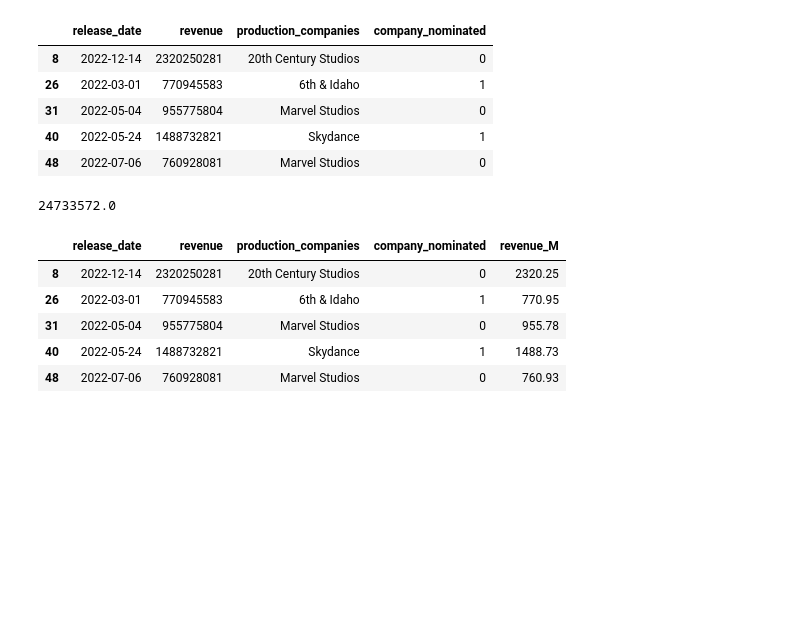
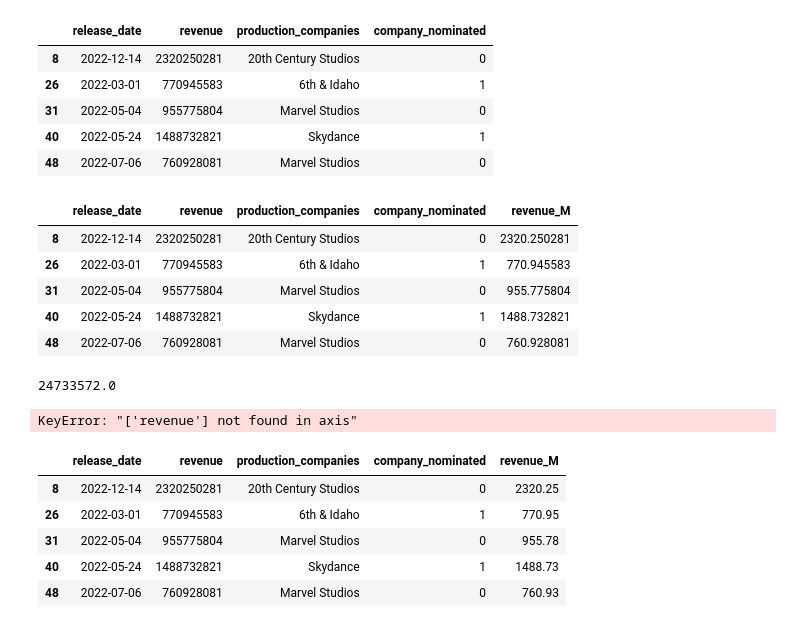
Before and after one commit to petrarkaselin/mid_project, a Jupyter notebook: notebooks/question_6.ipynb, the cells around one changed output. Saved outputs shown, nothing was run; the diff lists cells and outputs as text; code cells hidden in the pictures; blank space fills up the shorter version.

```diff
--- a/notebooks/question_6.ipynb
+++ b/notebooks/question_6.ipynb
@@ -58,14 +58,27 @@ movies_2022.head()
 | 31 | 2022-05-04 | 955775804 | Marvel Studios | 0 |
 | 40 | 2022-05-24 | 1488732821 | Skydance | 1 |
 | 48 | 2022-07-06 | 760928081 | Marvel Studios | 0 |
-# %%
-revenue_median = movies_2022['revenue'].quantile(0.5)
-revenue_median
-# %% [output]
-24733572.0
+# %%
+movies_2022.head()
+# %% [output]
+|  | release_date | revenue | production_companies | company_nominated | revenue_M |
+| 8 | 2022-12-14 | 2320250281 | 20th Century Studios | 0 | 2320.250281 |
+| 26 | 2022-03-01 | 770945583 | 6th & Idaho | 1 | 770.945583 |
+| 31 | 2022-05-04 | 955775804 | Marvel Studios | 0 | 955.775804 |
+| 40 | 2022-05-24 | 1488732821 | Skydance | 1 | 1488.732821 |
+| 48 | 2022-07-06 | 760928081 | Marvel Studios | 0 | 760.928081 |
 # %%
 movies_2022_describe = movies_2022.describe()
 movies_2022['revenue_M'] = movies_2022['revenue']/1000000
+# %%
+revenue_median = movies_2022['revenue'].quantile(0.5)
+revenue_median
+# %% [output]
+24733572.0
+# %%
+movies_2022 = movies_2022.drop('revenue')
+# %% [output]
+KeyError: "['revenue'] not found in axis"
 # %%
 movies_2022.head()
 # %% [output]
```
Also changed, not shown: parts of 1 cell of this notebook, 7 other files.
